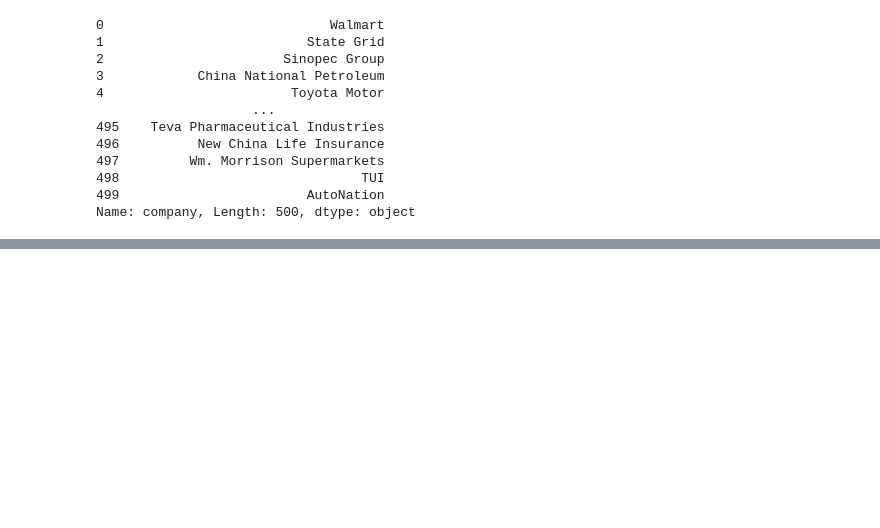
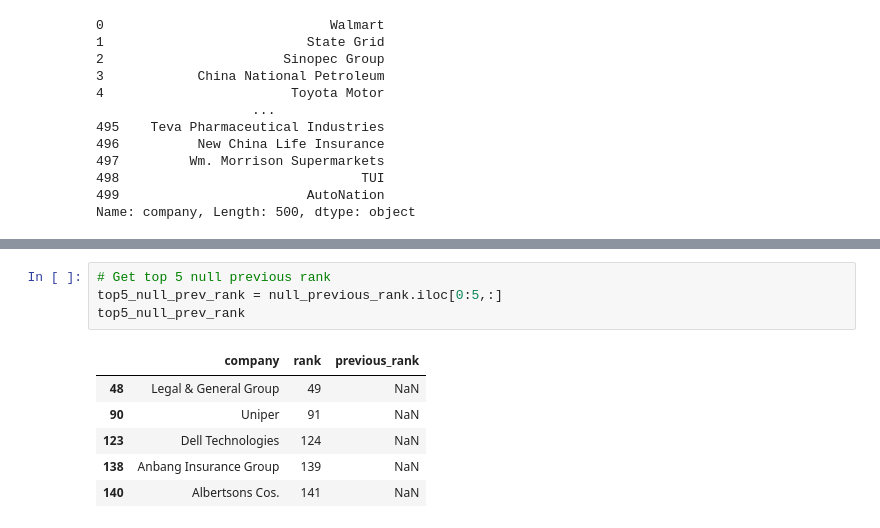
Before and after one commit to balaorcl/mlbasics, a Jupyter notebook: s2c1_pandas_numpy_fundas.ipynb, the cells around one changed output, grey strips where cells are left out. Drawn from its saved outputs; the diff is of its cells as text; blank space fills up the shorter version.

```diff
--- a/s2c1_pandas_numpy_fundas.ipynb
+++ b/s2c1_pandas_numpy_fundas.ipynb
@@ -231,0 +311,11 @@ second_to_sixth_rows
+# %%
+# Get top 5 null previous rank
+top5_null_prev_rank = null_previous_rank.iloc[0:5,:]
+top5_null_prev_rank
+# %% [output]
+|  | company | rank | previous_rank |
+| 48 | Legal & General Group | 49 | NaN |
+| 90 | Uniper | 91 | NaN |
+| 123 | Dell Technologies | 124 | NaN |
+| 138 | Anbang Insurance Group | 139 | NaN |
+| 140 | Albertsons Cos. | 141 | NaN |
```
Also changed, not shown: parts of 18 cells of this notebook.
